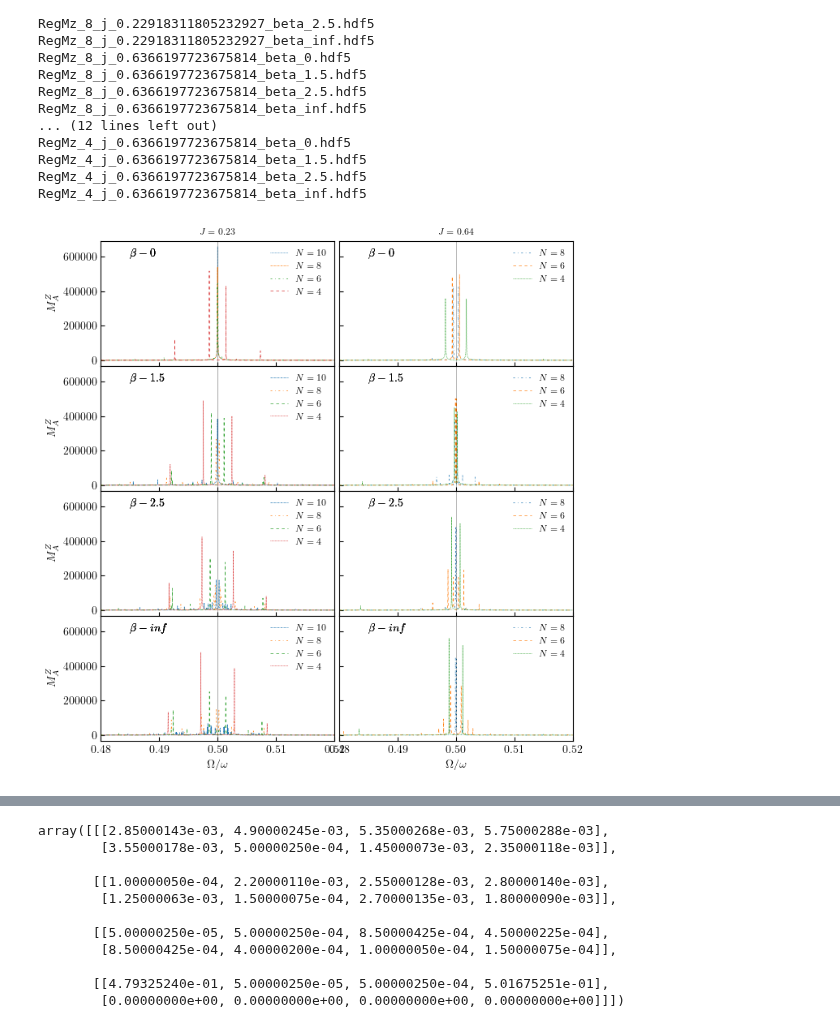
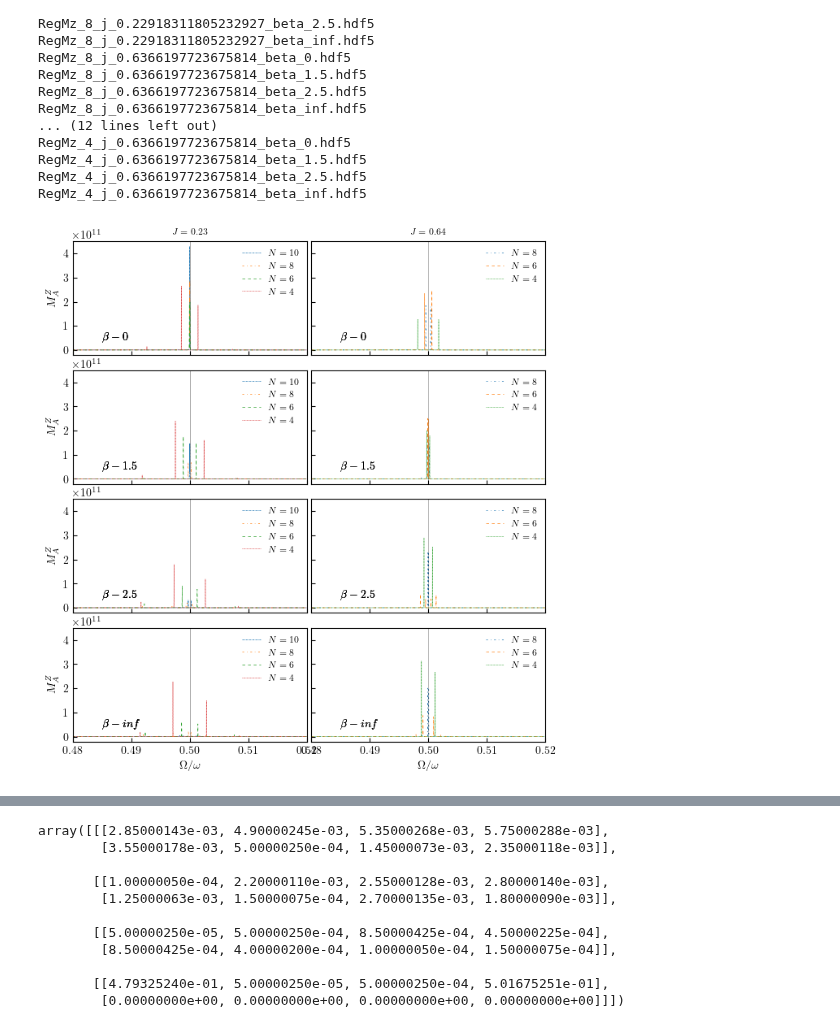
Before and after one commit to rahmahi/Chimera_Time_Crystal, a Jupyter notebook: codes/new_algo/regional_magnetization/fft_beats/fft_long_multipleN.ipynb, the cells around one changed output, grey strips where cells are left out. Drawn from its saved outputs; the diff is of its cells as text; code cells hidden in the pictures.

```diff
--- a/codes/new_algo/regional_magnetization/fft_beats/fft_long_multipleN.ipynb
+++ b/codes/new_algo/regional_magnetization/fft_beats/fft_long_multipleN.ipynb
@@ -40,10 +40,10 @@ linestyle_tuple = [
      ('densely dashdotdotted', (0, (3, 1, 1, 1, 1, 1)))]
 
 fig, axs = plt.subplots(4, 2, sharey=True, sharex=True)
-plt.subplots_adjust(wspace=0.02, hspace=0.0)
+plt.subplots_adjust(wspace=0.02, hspace=0.13)
 
 
-freq_threshold = 0.01
+freq_threshold = 0.1
 legendftsize = 8
 
 omega = 20.0
@@ -93,6 +93,19 @@ with open("mz_fft.txt", 'r') as fp:
             if beta ==infbeta:
                 b = 3
 
+            if N == 4:
+                n = 0
+            if N == 6:
+                n = 1
+            if N == 8:
+                n = 2
+            if N == 10:
+                n = 3
+            '''
+            if N == 12:
+                n = 4
+            '''
+
 
 
 
@@ -100,7 +113,7 @@ with open("mz_fft.txt", 'r') as fp:
             fft_values = np.fft.fft(mz_data_a - np.average(mz_data_a))
 
             mask = frequencies > freq_threshold
-            y = np.abs(fft_values[mask])
+            y = np.abs(fft_values[mask])**2
             x = frequencies[mask]
 
             #y = np.abs(fft_values)**2
@@ -131,24 +144,19 @@ with open("mz_fft.txt", 'r') as fp:
             if N == 4:
                 btfr[0][jj][b] = beat_freq
                 Ns[0][jj][b] = N
-                n = 0
             if N == 6:
                 btfr[1][jj][b] = beat_freq
                 Ns[1][jj][b] = N
-                n = 1
             if N == 8:
                 btfr[2][jj][b] = beat_freq
                 Ns[2][jj][b] = N
-                n = 2
             if N == 10:
                 btfr[3][jj][b] = beat_freq
                 Ns[3][jj][b] = N
-                n = 3
             '''
             if N == 12:
                 btfr[1][jj][b] = beat_freq
                 Ns[3][jj][b] = N
-                n = 3
             '''
             #print('N-',N, 'beta-',beta, 'jval-', Jvalue, 'jj',jj, 'b',b)
 
@@ -159,34 +167,34 @@ with open("mz_fft.txt", 'r') as fp:
             #axs[b][jj].set_yscale('log')
             #axs[0][jj].legend(fontsize = legendftsize, frameon = False)
             axs[b][jj].legend(fontsize = legendftsize, frameon = False)
-            axs[b][jj].text(0.485, 6e5, fr"$\beta-{beta}$", fontsize= 10)
+            axs[b][jj].text(0.485, 4e10, fr"$\beta-{beta}$", fontsize= 10)
             axs[b][0].set_ylabel(r"$M^Z_A$")
             axs[-1][jj].set_xlabel(r"$\Omega/\omega$")
             axs[-1][jj].set_xticks([0.48, 0.49,.5,.51,.52])
 
 
 '''
 for i in range(4):
     beta = betas[i]
     axs[-1].plot(Ns, btfr[i], label = fr"$\beta = {beta}$")
     axs[-1].scatter(Ns, btfr[i])
 
 axs[-1].set_xticks([8,10,12])
 axs[-1].set_xlabel(r"$N$")
 axs[-1].set_ylabel("Beat freq")
 axs[-1].legend(frameon =False, loc = 6, fontsize = 12)
 
 '''
 axs[0][0].set_title(fr"$J={Jvalue1:2.2f}$", fontsize = legendftsize)
 axs[0][1].set_title(fr"$J={Jvalue2:2.2f}$", fontsize = legendftsize)
 #axs[-1][0].set_xlabel(r"$\Omega/\omega$")
 
 
 figname = 'regional_mag_FFT_strong.pdf'
 figname1 = 'regional_mag_FFT_strong.jpg'
 plt.savefig(figname, bbox_inches='tight', pad_inches=0.0)
 #plt.savefig(figname1, bbox_inches='tight', pad_inches=0.0, dpi=300)
 
 plt.show()
 # %% [output]
-[figure, old version]
+[figure, new version]
```
Also changed, not shown: parts of 1 cell of this notebook.
